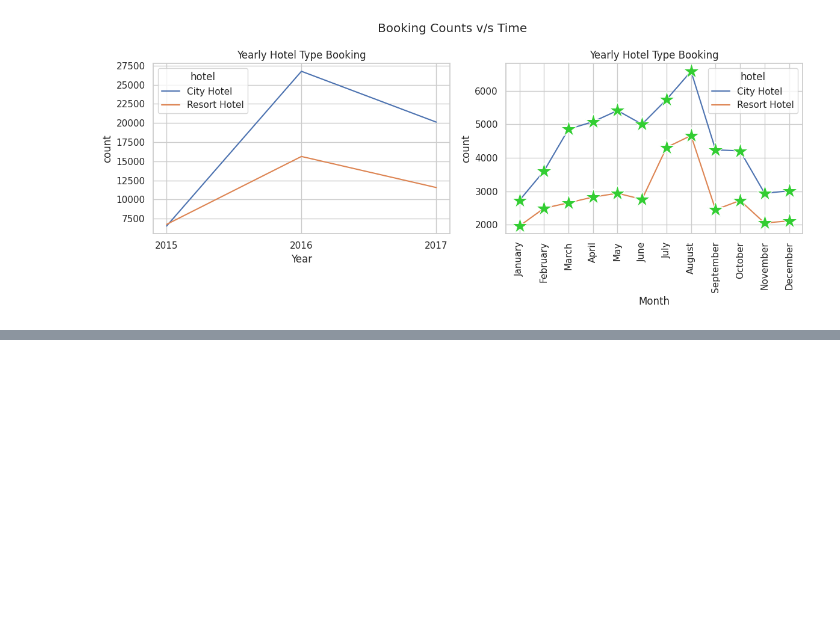
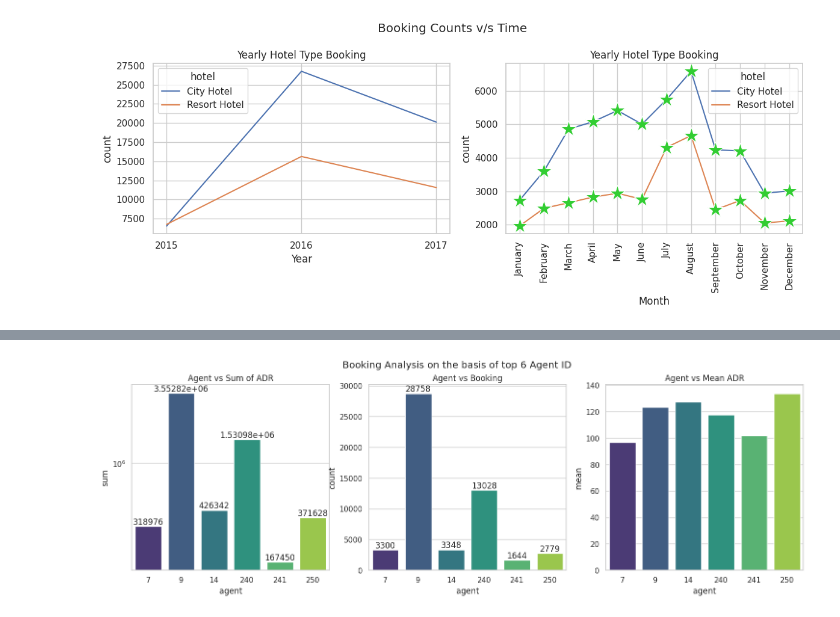
Before and after one commit to jamal-faisal/EDA_Hotel, a Jupyter notebook: EDA_Hotel_Booking.ipynb, the cells around one changed output, grey strips where cells are left out. Cells and saved outputs as stored; diff of their text form; code cells hidden in the pictures; blank space fills up the shorter version.

```diff
--- a/EDA_Hotel_Booking.ipynb
+++ b/EDA_Hotel_Booking.ipynb
@@ -377,0 +421,6 @@ plt.show()
+# %%
+df_agent= df_hotel[['agent', 'adr']]
+df_agent = df_agent.astype({'agent': int})
+
+df_agent= df_agent[df_agent['agent'] != 0].groupby(['agent'])['adr'].agg(['sum','count','mean']).sort_values(['sum'],ascending= False)[0:6].reset_index()
+print(df_agent)
@@ -377,0 +435,17 @@ plt.show()
+# %%
+figure, axes = plt.subplots(1, 3, figsize=(18, 5))
+figure.suptitle('Booking Analysis on the basis of top 6 Agent ID')
+axes[0].set_title('Agent vs Sum of ADR')
+axes[1].set_title('Agent vs Booking')
+axes[2].set_title('Agent vs Mean ADR')
+ax= sns.barplot(x ='agent', y= 'sum', data= df_agent, palette ='viridis', ax = axes[0])
+ax.set_yscale("log")
+for i in ax.containers:
+    ax.bar_label(i,)
+ax= sns.barplot(x ='agent', y= 'count', data= df_agent, palette ='viridis', ax = axes[1])
+for i in ax.containers:
+    ax.bar_label(i,)
+sns.barplot(x ='agent', y= 'mean', data= df_agent, palette ='viridis', ax = axes[2])
+plt.show()
+# %% [output]
+[figure, added]
```
Also changed, not shown: parts of 24 cells of this notebook.
